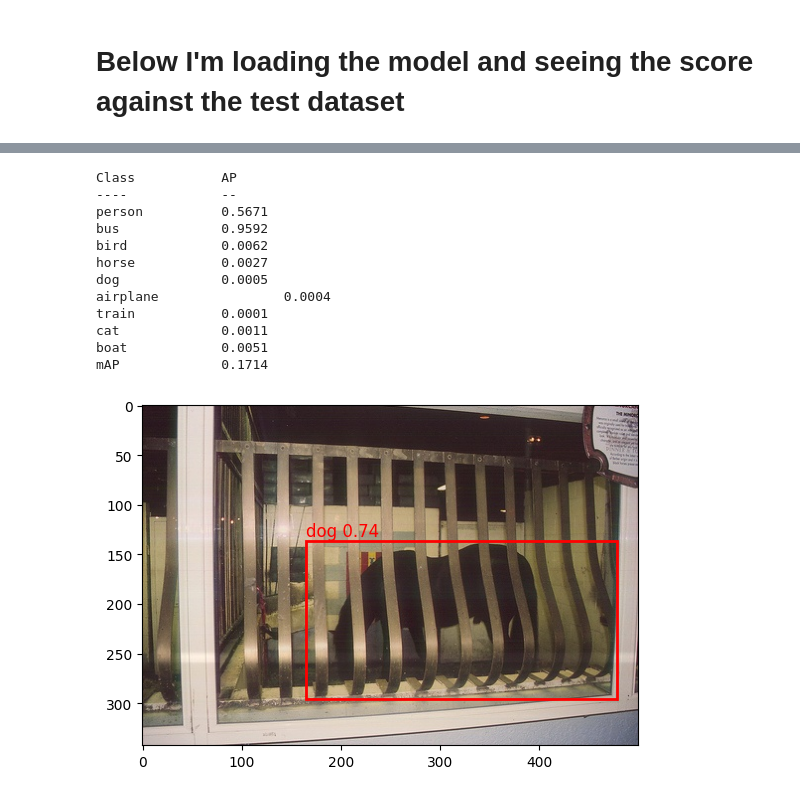
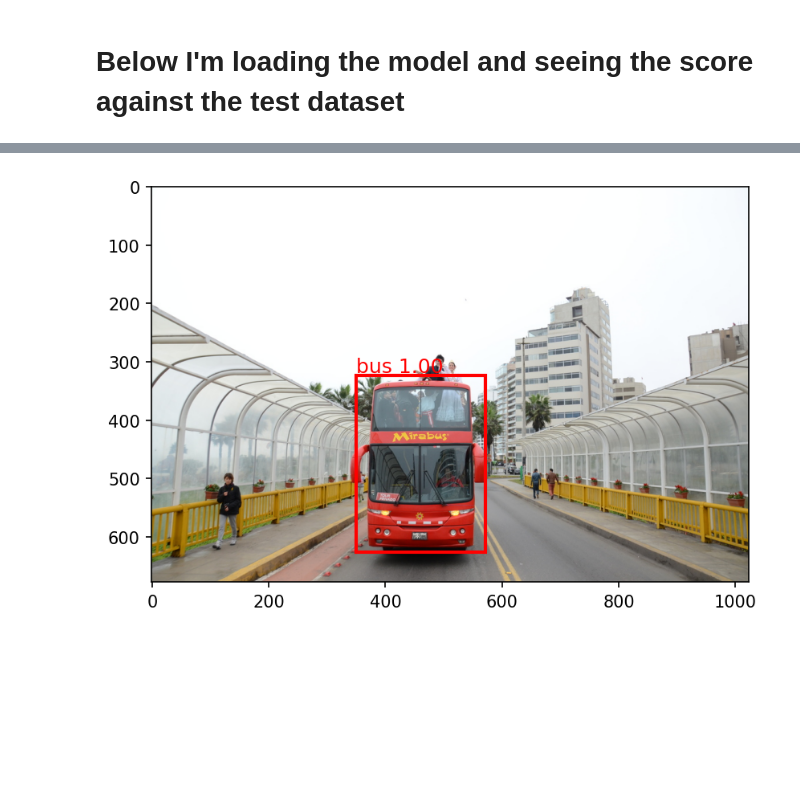
Before and after one commit to etjenB/AutoML-study, a Jupyter notebook: AutoGluon/V7_autogluon.ipynb, the cells around one changed output, grey strips where cells are left out. Drawn from its saved outputs; the diff is of its cells as text; code cells hidden in the pictures; blank space fills up the shorter version.

Commit message:
final v7 autogluon notebook

```diff
--- a/AutoGluon/V7_autogluon.ipynb
+++ b/AutoGluon/V7_autogluon.ipynb
@@ -361,2 +326,2 @@ Finished, total runtime is 9027.27 s
 # %%
-ObjectDetector.fit_summary(detector)
+# ObjectDetector.fit_summary(detector)
@@ -409,78 +366,66 @@ print(test_map)
 # %%
-class_names = ['person', 'bus', 'bird', 'horse', 'dog', 'airplane', 'train', 'cat', 'boat', 'mAP']
-aps = [0.5671161517994906, 0.9592339410567998, 0.006197864250825065, 0.002727272727272727, 0.0005347593582887701, 0.00040950040950040947, 0.00010023053021950487, 0.001100594320933304, 0.00507828263559025, 0.17138873300988006]
+# class_names = ['person', 'bus', 'bird', 'horse', 'dog', 'airplane', 'train', 'cat', 'boat', 'mAP']
+# aps = [0.5671161517994906, 0.9592339410567998, 0.006197864250825065, 0.002727272727272727, 0.0005347593582887701, 0.00040950040950040947, 0.00010023053021950487, 0.001100594320933304, 0.00507828263559025, 0.17138873300988006]
 
-# Combine the class names and APs using the zip function
-results = zip(class_names, aps)
+# # Combine the class names and APs using the zip function
+# results = zip(class_names, aps)
 
-# Format the output using f-strings
-print("Class\t\tAP")
-print("----\t\t--")
-for class_name, ap in results:
-    print(f"{class_name}\t\t{ap:.4f}")
+# # Format the output using f-strings
+# print("Class\t\tAP")
+# print("----\t\t--")
+# for class_name, ap in results:
+#     print(f"{class_name}\t\t{ap:.4f}")
-# %% [output]
-Class           AP
-----            --
-person          0.5671
-bus             0.9592
-bird            0.0062
-horse           0.0027
-dog             0.0005
-airplane                0.0004
-train           0.0001
-cat             0.0011
-boat            0.0051
-mAP             0.1714
 # %%
 #image = '/content/MyDrive/MyDrive/Colab Notebooks/benchmark_project/COCO_reduced/COCO_test/VOC2012/JPEGImages/005791.jpg'
 # %%
-import pandas as pd
+import subprocess
+from IPython.display import Image as DisplayImage, display
+
+script = r"""
+from autogluon.vision import ObjectDetector
 import numpy as np
 import matplotlib.pyplot as plt
 import matplotlib.patches as patches
 from PIL import Image
 
-# Load the image
-#! original
-# image_path = '/content/MyDrive/MyDrive/Colab Notebooks/benchmark_project/VOC12_reduced/VOC12_test/VOC2012/JPEGImages/002008.jpg'
+new_detector = ObjectDetector.load('V7_detector.ag')
 
-#! modified
-image_path = '/content/drive/MyDrive/Colab_Notebooks/benchmark_project/VOC12_reduced/VOC12_test/VOC2012/JPEGImages/002008.jpg'
+image_path = '/content/drive/MyDrive/Colab_Notebooks/benchmark_project/V7_reduced/V7_test/V7/JPEGImages/00a209837c2bbec5.jpg'
+
 image = np.array(Image.open(image_path))
 
-# Load the prediction results
 result = new_detector.predict(image)
 
-# Create a figure and axes object
 fig, ax = plt.subplots(1)
-
-# Display the image
 ax.imshow(image)
 
-# Loop through the rows of the prediction results
-for i, row in result[result['predict_score'] > 0.5].iterrows():
-#for i, row in result.iterrows():
-    # Get the class label, confidence score, and bounding box coordinates
+for i, row in result[result['predict_score'] > 0.9].iterrows():
     label = row['predict_class']
     score = row['predict_score']
     bbox = row['predict_rois']
 
-    # Convert the normalized bounding box coordinates to pixel values
     x1 = int(bbox['xmin'] * image.shape[1])
     y1 = int(bbox['ymin'] * image.shape[0])
     x2 = int(bbox['xmax'] * image.shape[1])
     y2 = int(bbox['ymax'] * image.shape[0])
 
-    # Create a rectangle patch for the bounding box
     rect = patches.Rectangle((x1, y1), x2-x1, y2-y1, linewidth=2, edgecolor='r', facecolor='none')
-
-    # Add the patch to the axes object
     ax.add_patch(rect)
-
-    # Add a label to the bounding box with the class label and confidence score
     ax.text(x1, y1-5, f"{label} {score:.2f}", fontsize=12, color='r')
 
-# Show the plot
-plt.show()
+plt.savefig('/content/prediction_inline.png', bbox_inches='tight', dpi=150)
+"""
+
+cmd = f"""
+cd /content/drive/MyDrive/Colab_Notebooks/benchmark_project/V7_reduced
+export MPLBACKEND=Agg
+export LD_LIBRARY_PATH=/content/ag062/lib:$LD_LIBRARY_PATH
+/content/micromamba/bin/micromamba run -p /content/ag062 python - <<'PY'
+{script}
+PY
+"""
+
+subprocess.run(cmd, shell=True, check=True)
+display(DisplayImage(filename="/content/prediction_inline.png"))
 # %% [output]
-[figure, old version]
+[figure, new version]
```
Also changed, not shown: parts of 30 cells of this notebook.
